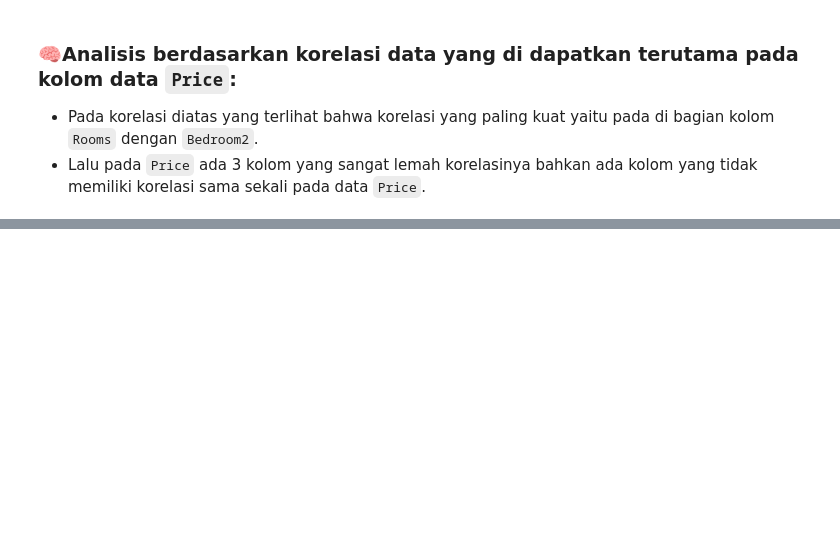
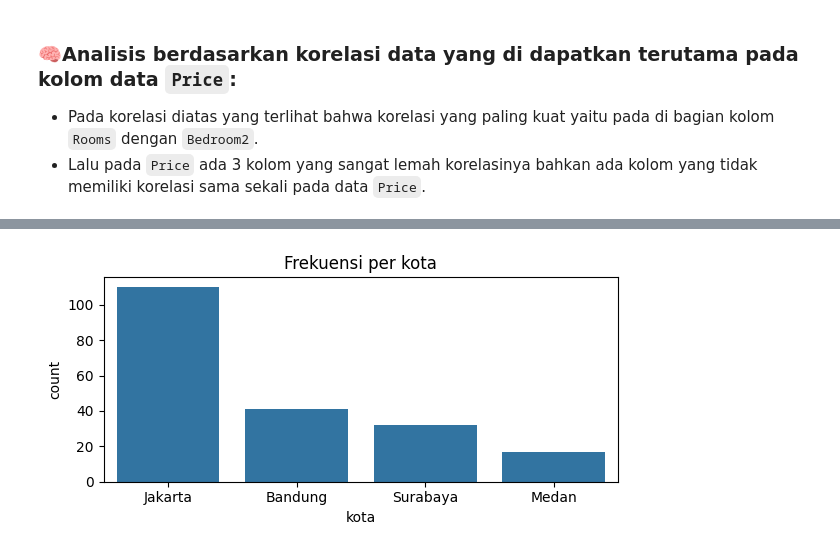
Before and after one commit to fauzan18296/Challenge-Visualisasi-And-StorytellingData, a Jupyter notebook: challenge.ipynb, the cells around one changed output, grey strips where cells are left out. Saved outputs shown, nothing was run; the diff lists cells and outputs as text; code cells hidden in the pictures; blank space fills up the shorter version.

```diff
--- a/challenge.ipynb
+++ b/challenge.ipynb
@@ -238,0 +300,5 @@ plt.show()
+# %%
+# Distribusi skewed sering dinormalkan dengan log
+df_univariate["pendapatan_log"] = np.log1p(df_univariate["pendapatan"])
+print("Skew sebelum:", df_univariate["pendapatan"].skew().round(2))
+print("Skew sesudah:", df_univariate["pendapatan_log"].skew().round(2))
@@ -238,0 +338,13 @@ plt.show()
+# %%
+fig, ax = plt.subplots(figsize=(6, 3))
+sns.countplot(
+    data=df_univariate,
+    x="kota",
+    order=df_univariate["kota"].value_counts().index,
+    ax=ax,
+)
+ax.set_title("Frekuensi per kota")
+plt.tight_layout()
+plt.show()
+# %% [output]
+[figure, added]
```
Also changed, not shown: parts of 25 cells of this notebook, 2 other files.
